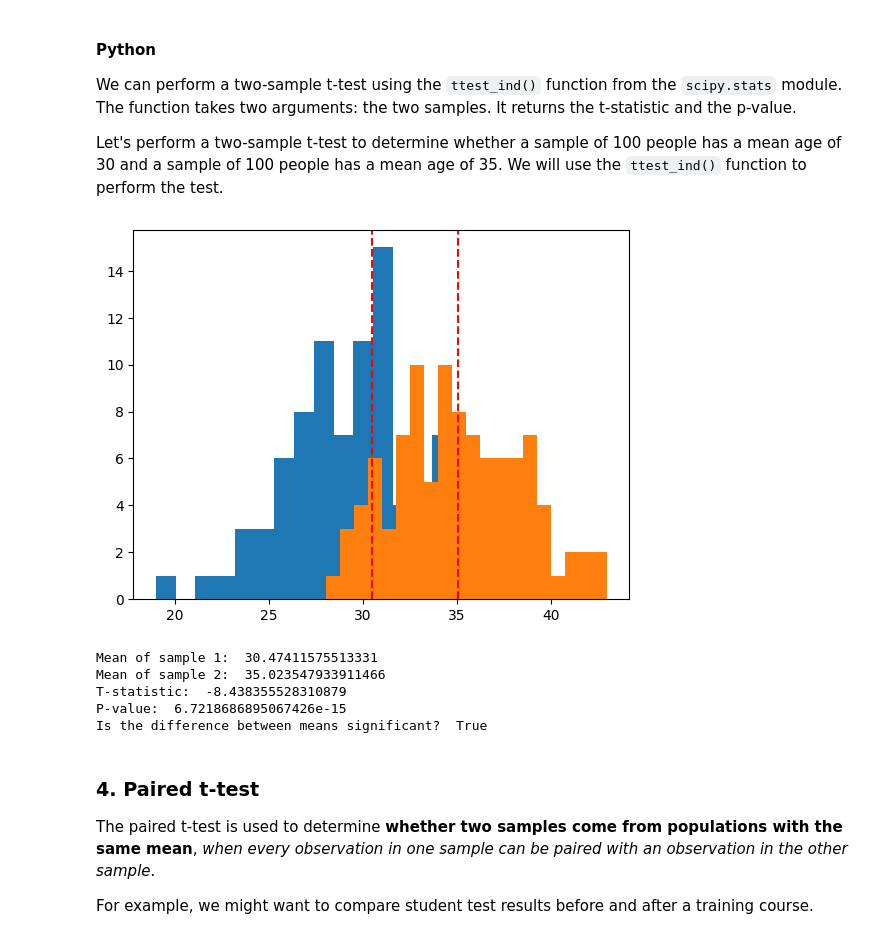
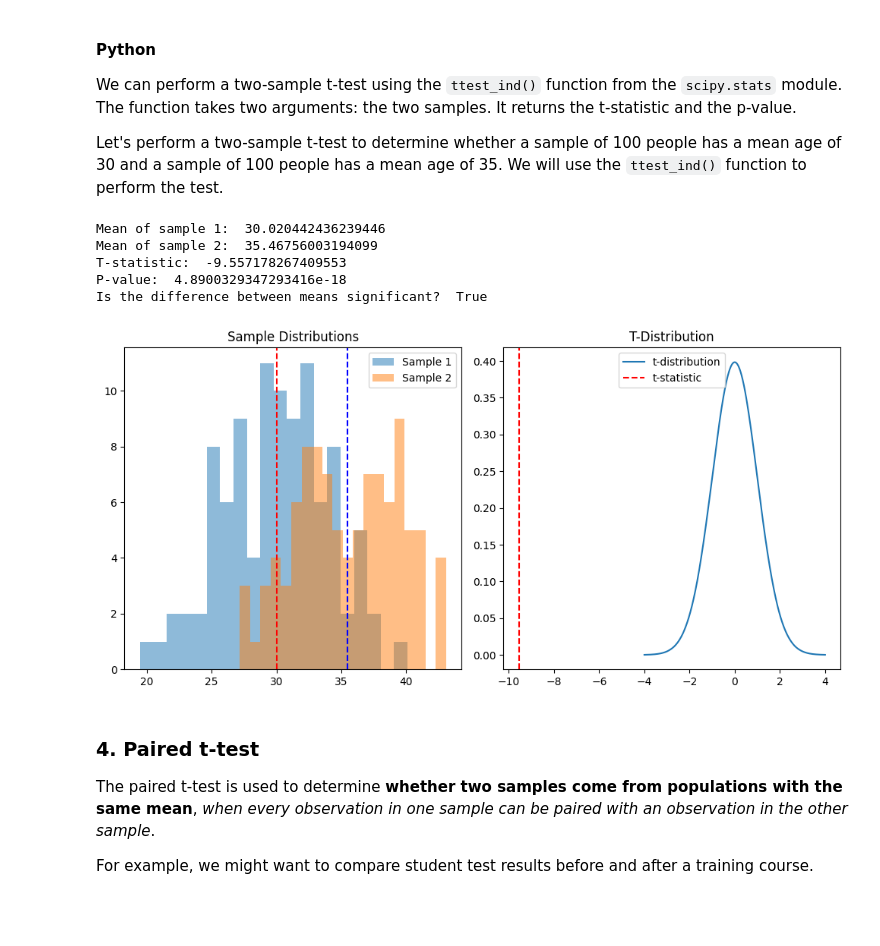
Before and after one commit to SantosJGND/SI_NOTEBOOKS, a Jupyter notebook: classes/week2/hypothesis_testing/Hypothesis_Testing_Exercises_1.1.ipynb, the cells around one changed output. Saved outputs shown, nothing was run; the diff lists cells and outputs as text; code cells hidden in the pictures; blank space fills up the shorter version.

```diff
--- a/classes/week2/hypothesis_testing/Hypothesis_Testing_Exercises_1.1.ipynb
+++ b/classes/week2/hypothesis_testing/Hypothesis_Testing_Exercises_1.1.ipynb
@@ -68,33 +85,49 @@ Let's perform a two-sample t-test to determine whether a sample of 100 people ha
 # %%
 import scipy.stats as stats
 import numpy as np
 
 sample1 = np.random.normal(loc=30, scale=4, size=100) # generating our sample 1
 sample2 = np.random.normal(loc=35, scale=4, size=100) # generating our sample 2
 alpha = 0.05 # our significance level is 5%
+result= stats.ttest_ind(sample1, sample2)
+
+fig, axs = plt.subplots(1, 2, figsize=(10,5))
 
 # plot a histogram of our two samples. add vertical lines for the expected means
-import matplotlib.pyplot as plt
-plt.hist(sample1, bins=20)
-plt.hist(sample2, bins=20)
-plt.axvline(np.mean(sample1), linestyle='dashed', color='red')
-plt.axvline(np.mean(sample2), linestyle='dashed', color='red')
-plt.show()
+axs[0].hist(sample1, bins=20, alpha=0.5, label='Sample 1')
+axs[0].hist(sample2, bins=20, alpha=0.5, label='Sample 2')
+axs[0].axvline(np.mean(sample1), linestyle='dashed', color='red')
+axs[0].axvline(np.mean(sample2), linestyle='dashed', color='blue')
+axs[0].set_title('Sample Distributions')
+axs[0].legend()
 
 print("Mean of sample 1: ", np.mean(sample1))
 print("Mean of sample 2: ", np.mean(sample2))
-result= stats.ttest_ind(sample1, sample2)
+
 print("T-statistic: ", result[0])
 print("P-value: ", result[1])
+print("Is the difference between means significant? ", result[1] < alpha)
 
-print("Is the difference between means significant? ", result[1] < alpha)
+# Generate t-distribution
+df = len(sample1) + len(sample2) - 2  # degrees of freedom for the t-distribution
+x = np.linspace(-4, 4, 1000)
+y = stats.t.pdf(x, df)
+
+# plot the t-distribution, add a vertical dashed line for our t-statistic
+axs[1].plot(x, y, label='t-distribution')
+axs[1].axvline(result[0], linestyle='dashed', color='red', label='t-statistic')
+axs[1].set_title('T-Distribution')
+axs[1].legend()
+
+plt.tight_layout()
+plt.show()
 # %% [output]
+Mean of sample 1:  30.020442436239446
+Mean of sample 2:  35.46756003194099
+T-statistic:  -9.557178267409553
+P-value:  4.8900329347293416e-18
+Is the difference between means significant?  True
-[figure, old version]
+[figure, new version]
-Mean of sample 1:  30.47411575513331
-Mean of sample 2:  35.023547933911466
-T-statistic:  -8.438355528310879
-P-value:  6.7218686895067426e-15
-Is the difference between means significant?  True
 # %% [markdown]
 
 ### 4. Paired t-test
```
Also changed, not shown: parts of 4 cells of this notebook.
